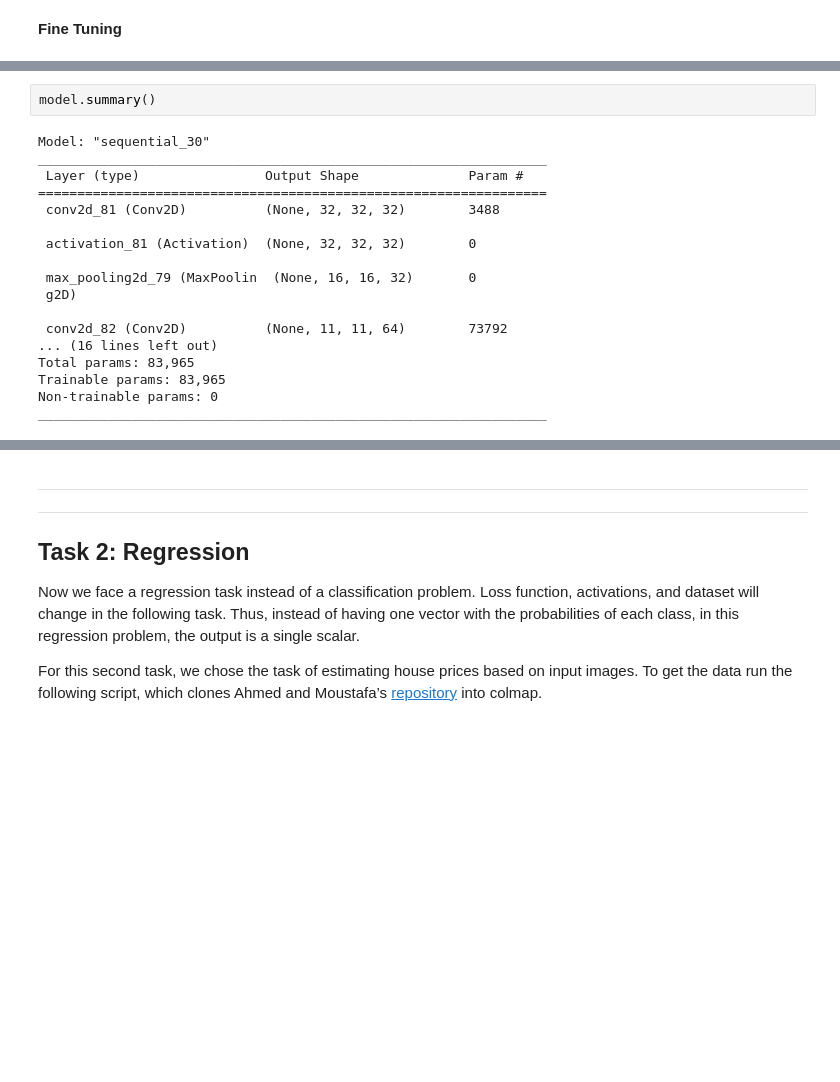
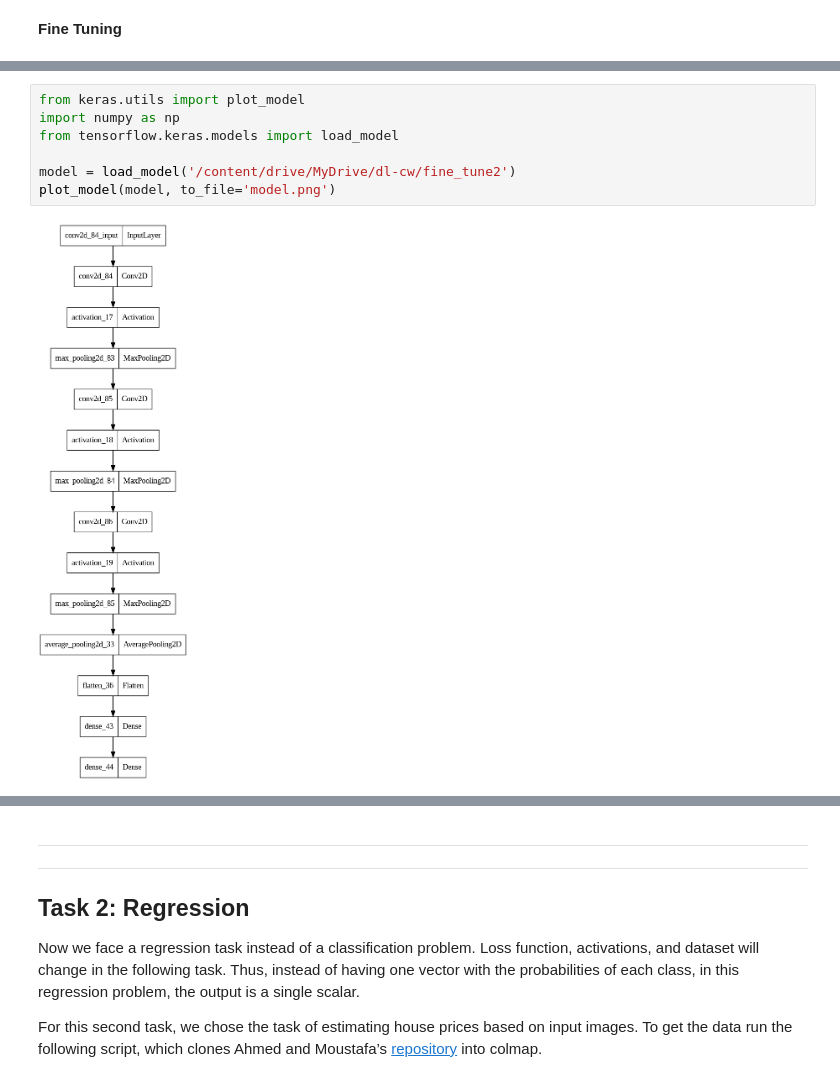
Before and after one commit to limited-fion/deep-learning-cw, a Jupyter notebook: 02_CNN_Introduction.ipynb, the cells around one changed output, grey strips where cells are left out. Cells and saved outputs as stored; diff of their text form; blank space fills up the shorter version.

```diff
--- a/02_CNN_Introduction.ipynb
+++ b/02_CNN_Introduction.ipynb
@@ -704,20 +726,9 @@ Validation accuracy: 0.599399983882904
-# %%
-model.summary()
-# %% [output]
-Model: "sequential_30"
-_________________________________________________________________
- Layer (type)                Output Shape              Param #
-=================================================================
- conv2d_81 (Conv2D)          (None, 32, 32, 32)        3488
-
- activation_81 (Activation)  (None, 32, 32, 32)        0
-
- max_pooling2d_79 (MaxPoolin  (None, 16, 16, 32)       0
- g2D)
-
- conv2d_82 (Conv2D)          (None, 11, 11, 64)        73792
-... (16 lines left out)
-Total params: 83,965
-Trainable params: 83,965
-Non-trainable params: 0
-_________________________________________________________________
+# %%
+from keras.utils import plot_model
+import numpy as np
+from tensorflow.keras.models import load_model
+
+model = load_model('/content/drive/MyDrive/dl-cw/fine_tune2')
+plot_model(model, to_file='model.png')
+# %% [output]
+[figure, added]
```
Also changed, not shown: parts of 16 cells of this notebook.
